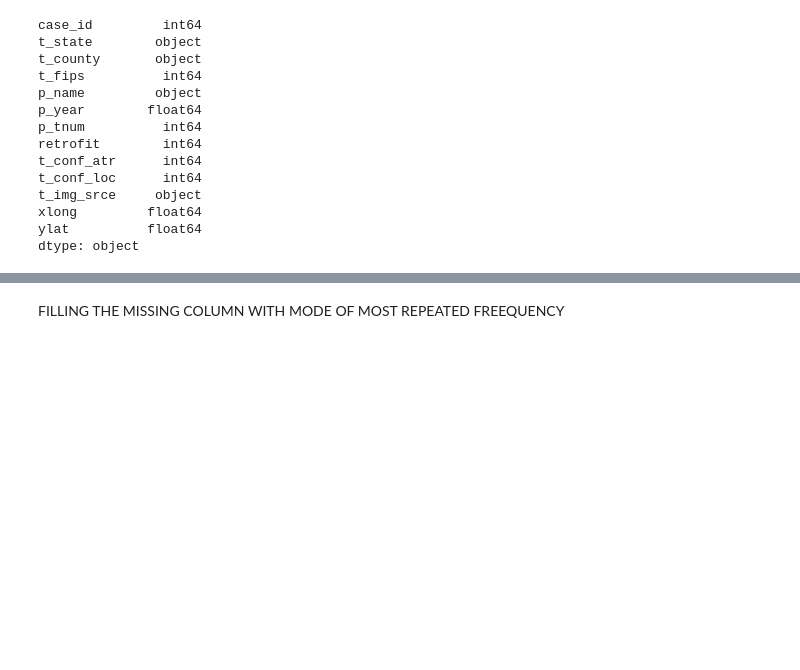
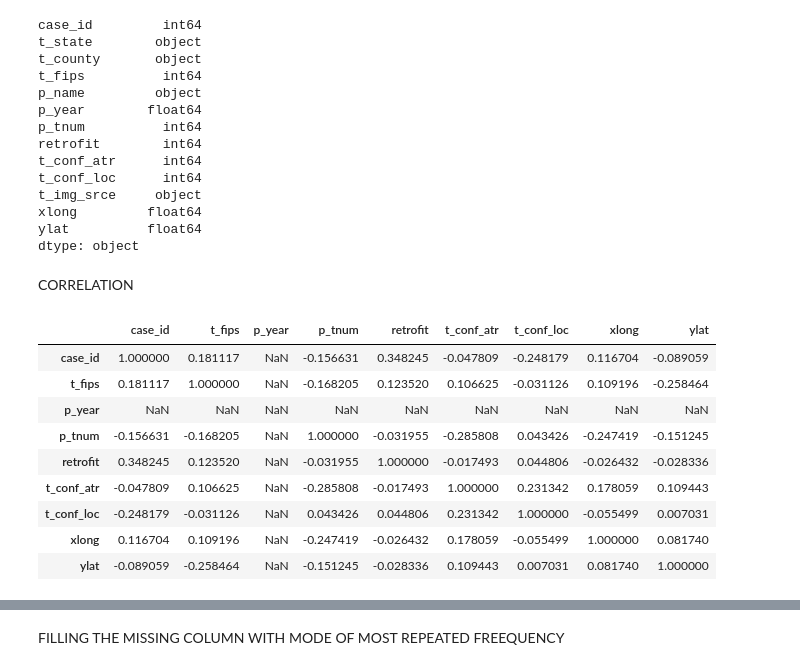
Before and after one commit to ABHAY1937/-ML, a Jupyter notebook: U_S_Wind_Turbine_Database_(USGS).ipynb, the cells around one changed output, grey strips where cells are left out. Drawn from its saved outputs; the diff is of its cells as text; code cells hidden in the pictures; blank space fills up the shorter version.

```diff
--- a/U_S_Wind_Turbine_Database_(USGS).ipynb
+++ b/U_S_Wind_Turbine_Database_(USGS).ipynb
@@ -189,3 +189,18 @@ t_img_srce     object
 xlong         float64
 ylat          float64
 dtype: object
+# %% [markdown]
+CORRELATION
+# %%
+df1.corr()
+# %% [output]
+|  | case_id | t_fips | p_year | p_tnum | retrofit | t_conf_atr | t_conf_loc | xlong | ylat |
+| case_id | 1.000000 | 0.181117 | NaN | -0.156631 | 0.348245 | -0.047809 | -0.248179 | 0.116704 | -0.089059 |
+| t_fips | 0.181117 | 1.000000 | NaN | -0.168205 | 0.123520 | 0.106625 | -0.031126 | 0.109196 | -0.258464 |
+| p_year | NaN | NaN | NaN | NaN | NaN | NaN | NaN | NaN | NaN |
+| p_tnum | -0.156631 | -0.168205 | NaN | 1.000000 | -0.031955 | -0.285808 | 0.043426 | -0.247419 | -0.151245 |
+| retrofit | 0.348245 | 0.123520 | NaN | -0.031955 | 1.000000 | -0.017493 | 0.044806 | -0.026432 | -0.028336 |
+| t_conf_atr | -0.047809 | 0.106625 | NaN | -0.285808 | -0.017493 | 1.000000 | 0.231342 | 0.178059 | 0.109443 |
+| t_conf_loc | -0.248179 | -0.031126 | NaN | 0.043426 | 0.044806 | 0.231342 | 1.000000 | -0.055499 | 0.007031 |
+| xlong | 0.116704 | 0.109196 | NaN | -0.247419 | -0.026432 | 0.178059 | -0.055499 | 1.000000 | 0.081740 |
+| ylat | -0.089059 | -0.258464 | NaN | -0.151245 | -0.028336 | 0.109443 | 0.007031 | 0.081740 | 1.000000 |
```
Also changed, not shown: parts of 3 cells of this notebook.
